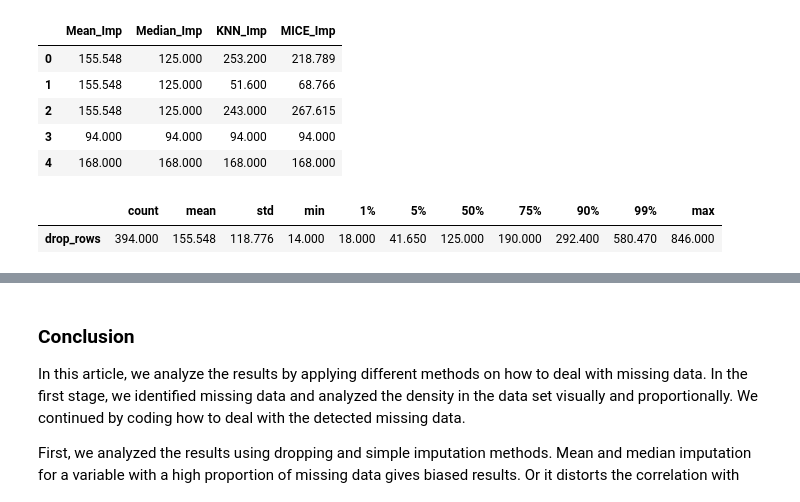
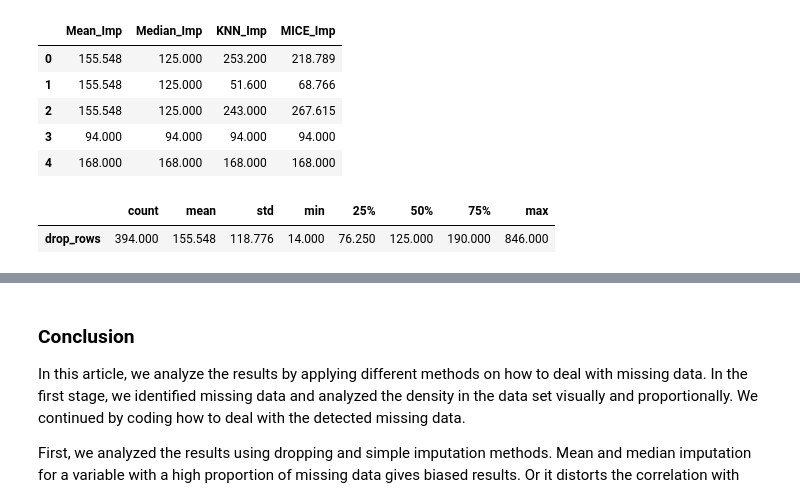
Before and after one commit to hhuseyincosgun/Feature-Engineering, a Jupyter notebook: missing-data-imputation-visualization.ipynb, the cells around one changed output, grey strips where cells are left out. Cells and saved outputs as stored; diff of their text form; code cells hidden in the pictures.

```diff
--- a/missing-data-imputation-visualization.ipynb
+++ b/missing-data-imputation-visualization.ipynb
@@ -478,7 +478,7 @@ df_all.head()
 | 4 | 168.000 | 168.000 | 168.000 | 168.000 |
 # %%
 df_dropped = drop_rows.to_frame()
-df_dropped.describe([0.01, 0.05, 0.75, 0.90, 0.99]).T
+df_dropped.describe().T
 # %% [output]
-|  | count | mean | std | min | 1% | 5% | 50% | 75% | 90% | 99% | max |
-| drop_rows | 394.000 | 155.548 | 118.776 | 14.000 | 18.000 | 41.650 | 125.000 | 190.000 | 292.400 | 580.470 | 846.000 |
+|  | count | mean | std | min | 25% | 50% | 75% | max |
+| drop_rows | 394.000 | 155.548 | 118.776 | 14.000 | 76.250 | 125.000 | 190.000 | 846.000 |
```
Also changed, not shown: parts of 3 cells of this notebook.
